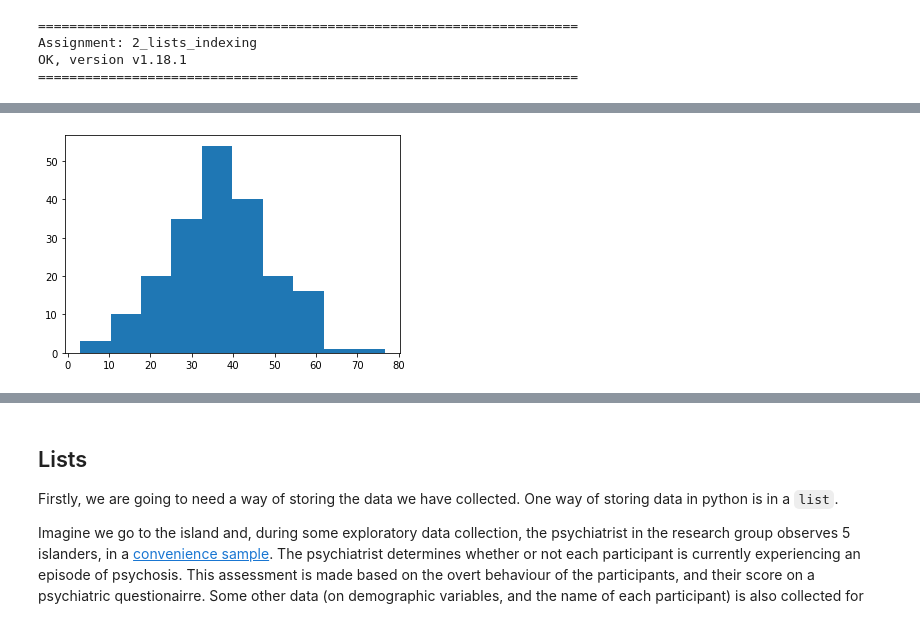
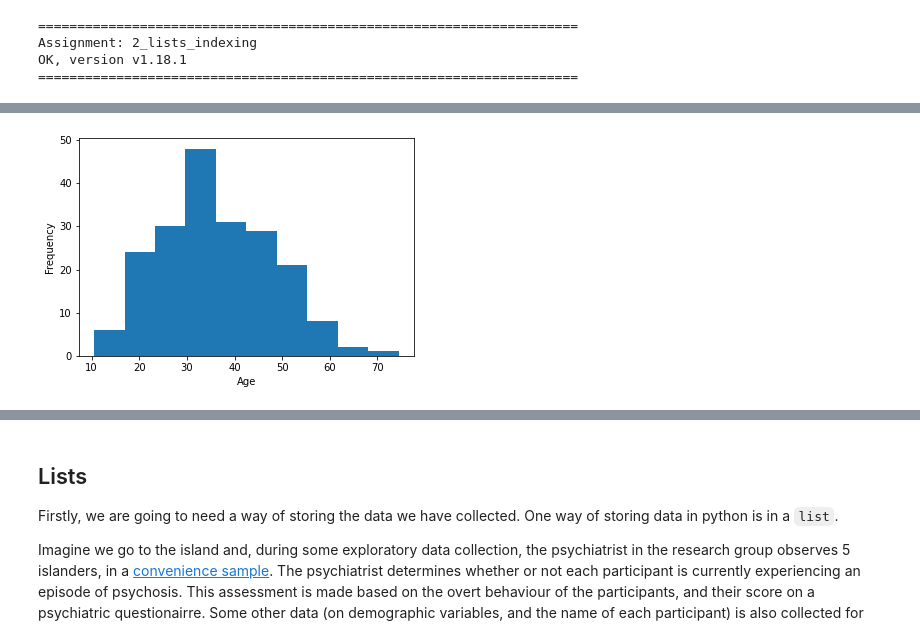
Before and after one commit to pxr687/islands_python_foundations, a Jupyter notebook: 2_variables_lists_indexing.ipynb, the cells around one changed output, grey strips where cells are left out. Drawn from its saved outputs; the diff is of its cells as text; code cells hidden in the pictures.

```diff
--- a/2_variables_lists_indexing.ipynb
+++ b/2_variables_lists_indexing.ipynb
@@ -151,8 +132,12 @@ array([22.96321867, 10.82655145, 42.48175989, 29.85077649, 46.50919767,
 # %%
 # histogtam for quantitative data
-plt.hist(age)
+plt.hist(np.random.normal(36, 12, size = 200))
+
+# add axis labels to make it clearer what the histogram shows
+plt.xlabel('Age')
+plt.ylabel('Frequency')
 
 # the code below just shows the plot without any unnecessary output
 plt.show()
 # %% [output]
-[figure, old version]
+[figure, new version]
```
Also changed, not shown: parts of 22 cells of this notebook, 2 other files.
